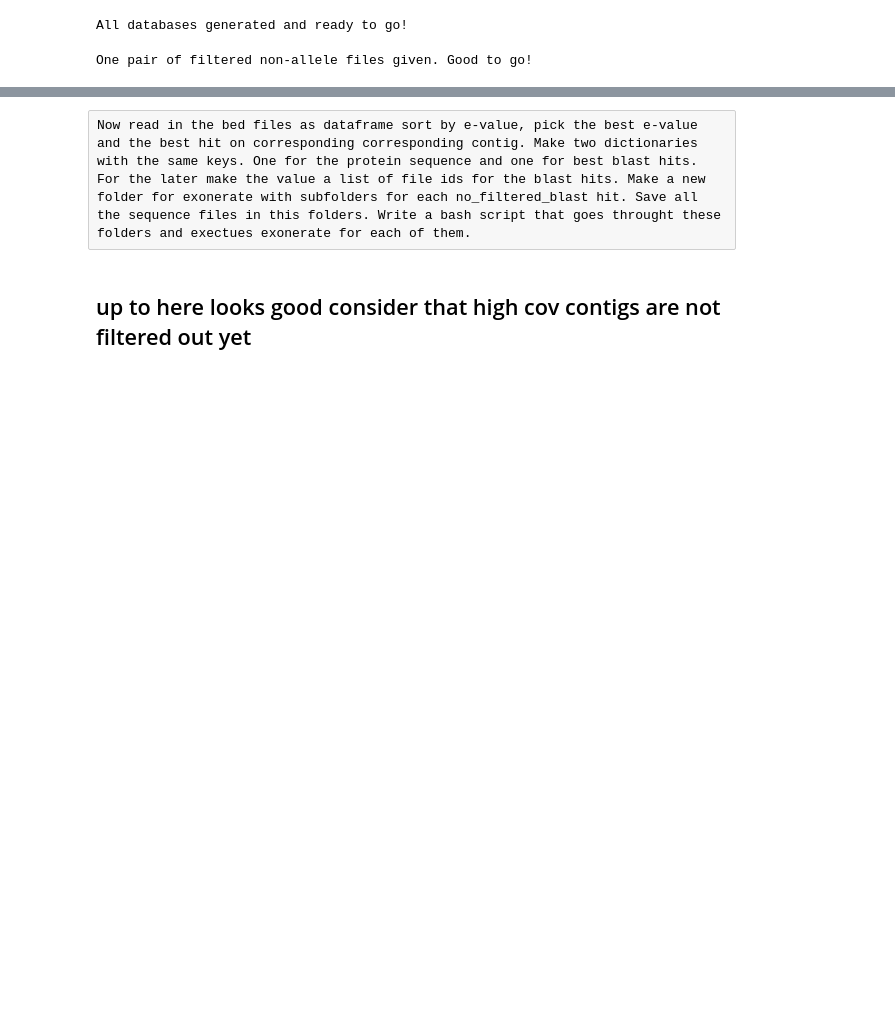
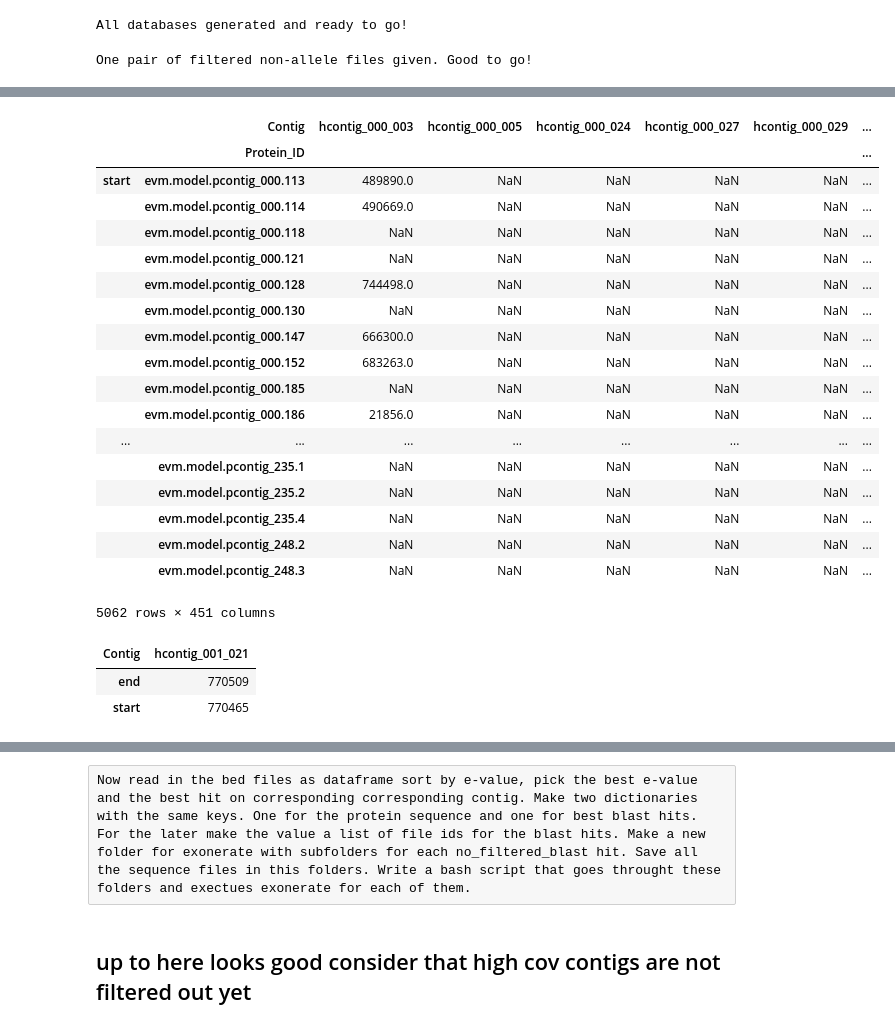
Before and after one commit to BenjaminSchwessinger/Pst_104E_analysis, a Jupyter notebook: Pst_104E_v12_missing_allele_analysis.ipynb, the cells around one changed output, grey strips where cells are left out. Cells and saved outputs as stored; diff of their text form; code cells hidden in the pictures; blank space fills up the shorter version.

```diff
--- a/Pst_104E_v12_missing_allele_analysis.ipynb
+++ b/Pst_104E_v12_missing_allele_analysis.ipynb
@@ -554,0 +607,30 @@ for file in nfb_gene_blast_bed_df_filtered:
+# %%
+test = gene_genome_hits_df.pivot_table(columns=['Protein_ID', 'Contig'], aggfunc={'start' : 'min', 'end':'min'}).unstack()
+# %%
+test
+# %% [output]
+|  | Contig | hcontig_000_003 | hcontig_000_005 | hcontig_000_024 | hcontig_000_027 | hcontig_000_029 | ... |
+|  | Protein_ID |  |  |  |  |  | ... |
+| start | evm.model.pcontig_000.113 | 489890.0 | NaN | NaN | NaN | NaN | ... |
+|  | evm.model.pcontig_000.114 | 490669.0 | NaN | NaN | NaN | NaN | ... |
+|  | evm.model.pcontig_000.118 | NaN | NaN | NaN | NaN | NaN | ... |
+|  | evm.model.pcontig_000.121 | NaN | NaN | NaN | NaN | NaN | ... |
+|  | evm.model.pcontig_000.128 | 744498.0 | NaN | NaN | NaN | NaN | ... |
+|  | evm.model.pcontig_000.130 | NaN | NaN | NaN | NaN | NaN | ... |
+|  | evm.model.pcontig_000.147 | 666300.0 | NaN | NaN | NaN | NaN | ... |
+|  | evm.model.pcontig_000.152 | 683263.0 | NaN | NaN | NaN | NaN | ... |
+|  | evm.model.pcontig_000.185 | NaN | NaN | NaN | NaN | NaN | ... |
+|  | evm.model.pcontig_000.186 | 21856.0 | NaN | NaN | NaN | NaN | ... |
+| ... | ... | ... | ... | ... | ... | ... | ... |
+|  | evm.model.pcontig_235.1 | NaN | NaN | NaN | NaN | NaN | ... |
+|  | evm.model.pcontig_235.2 | NaN | NaN | NaN | NaN | NaN | ... |
+|  | evm.model.pcontig_235.4 | NaN | NaN | NaN | NaN | NaN | ... |
+|  | evm.model.pcontig_248.2 | NaN | NaN | NaN | NaN | NaN | ... |
+|  | evm.model.pcontig_248.3 | NaN | NaN | NaN | NaN | NaN | ... |
+5062 rows × 451 columns
+# %%
+test
+# %% [output]
+| Contig | hcontig_001_021 |
+| end | 770509 |
+| start | 770465 |
```
Also changed, not shown: parts of 46 cells of this notebook.
